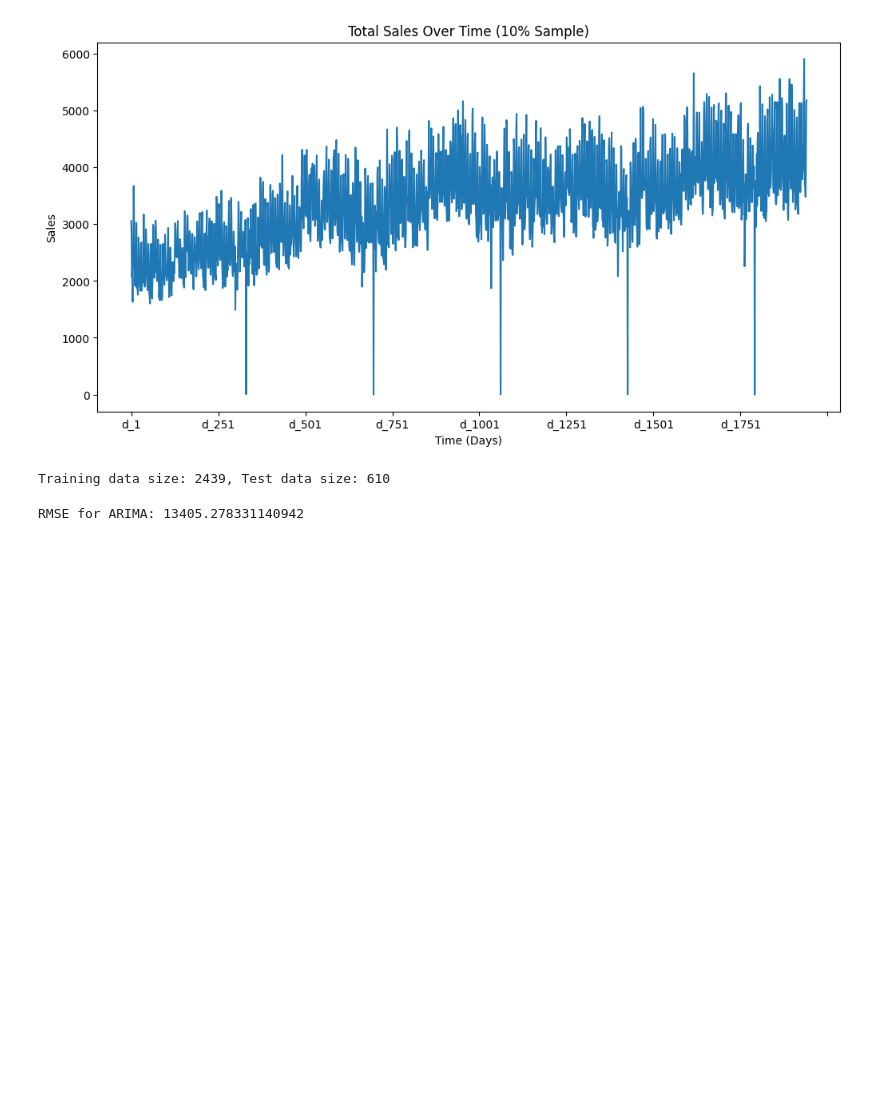
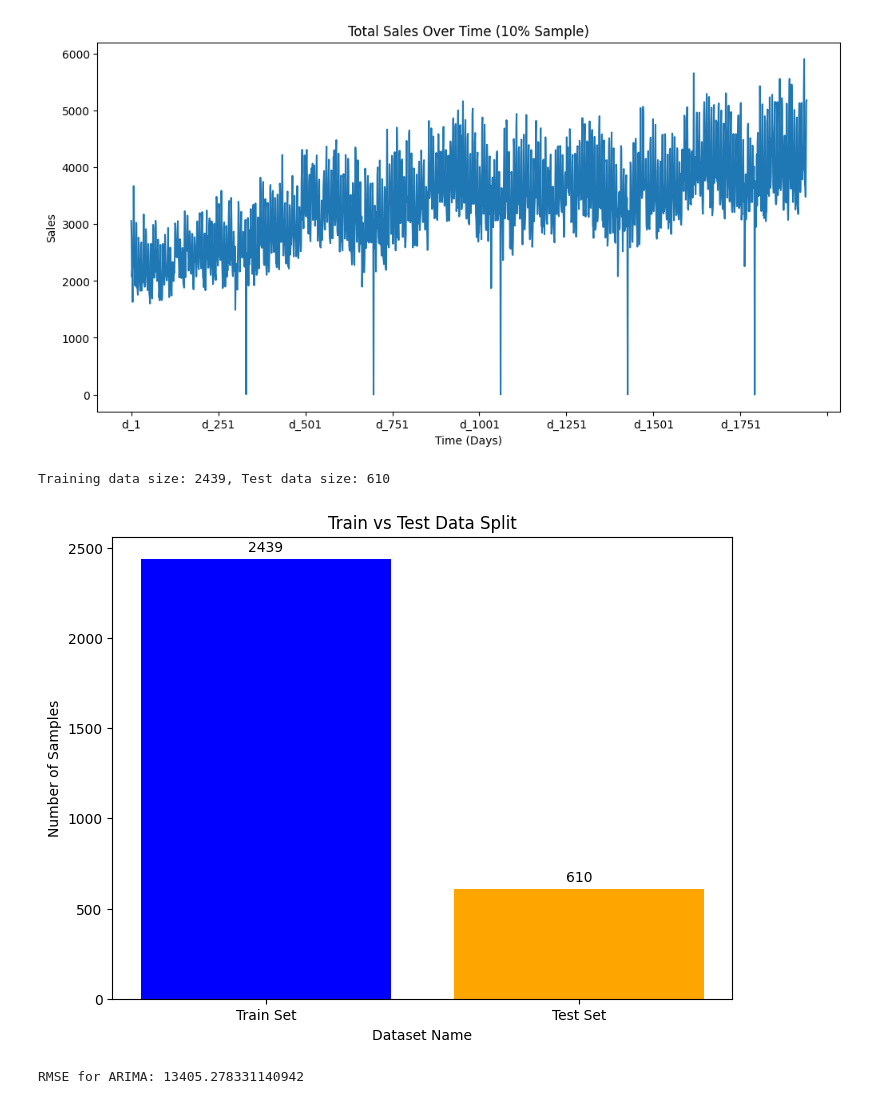
Before and after one commit to RyanBein205/DemandForecasting2.0, a Jupyter notebook: Capstone24.ipynb, the cells around one changed output. Saved outputs shown, nothing was run; the diff lists cells and outputs as text; code cells hidden in the pictures; blank space fills up the shorter version.

```diff
--- a/Capstone24.ipynb
+++ b/Capstone24.ipynb
@@ -51,14 +51,38 @@ sales_train_sample.fillna(0, inplace=True)
 # %%
 # 2. Train-Test Split
 # Since this is a time-series problem, we will do a time-based split
 train_size = int(len(sales_train_sample) * 0.8)
 train_data_sample = sales_train_sample[:train_size]
 test_data_sample = sales_train_sample[train_size:]
 
 # Ensure the split sizes are correct
 print(f"Training data size: {len(train_data_sample)}, Test data size: {len(test_data_sample)}")
+# Assuming you have train_data_sample and test_data_sample already split
+train_size = len(train_data_sample)
+test_size = len(test_data_sample)
+
+# Dataset names and corresponding sizes
+datasets = ['Train Set', 'Test Set']
+sizes = [train_size, test_size]
+
+# Create a bar chart to display the train-test split
+plt.figure(figsize=(8, 6))
+plt.bar(datasets, sizes, color=['blue', 'orange'])
+
+# Add labels and title
+plt.title('Train vs Test Data Split')
+plt.xlabel('Dataset Name')
+plt.ylabel('Number of Samples')
+
+# Annotate bars with dataset sizes
+for i, v in enumerate(sizes):
+    plt.text(i, v + 0.01 * max(sizes), str(v), ha='center', va='bottom')
+
+# Show the plot
+plt.show()
 # %% [output]
 Training data size: 2439, Test data size: 610
+[figure, added]
 # %%
 # Import necessary statsmodels for ARIMA
 import statsmodels.api as sm
```
Also changed, not shown: parts of 1 cell of this notebook, 1 other file.
